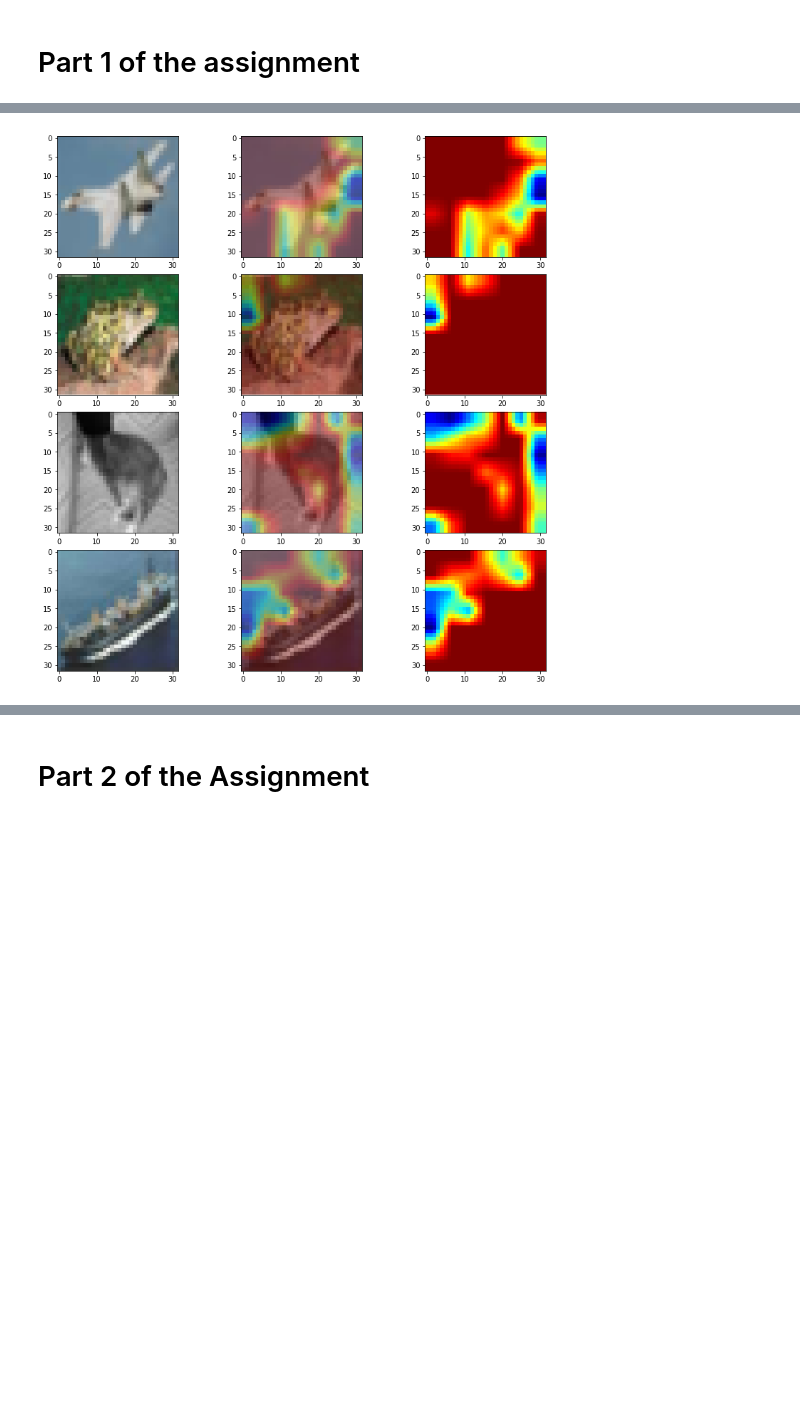
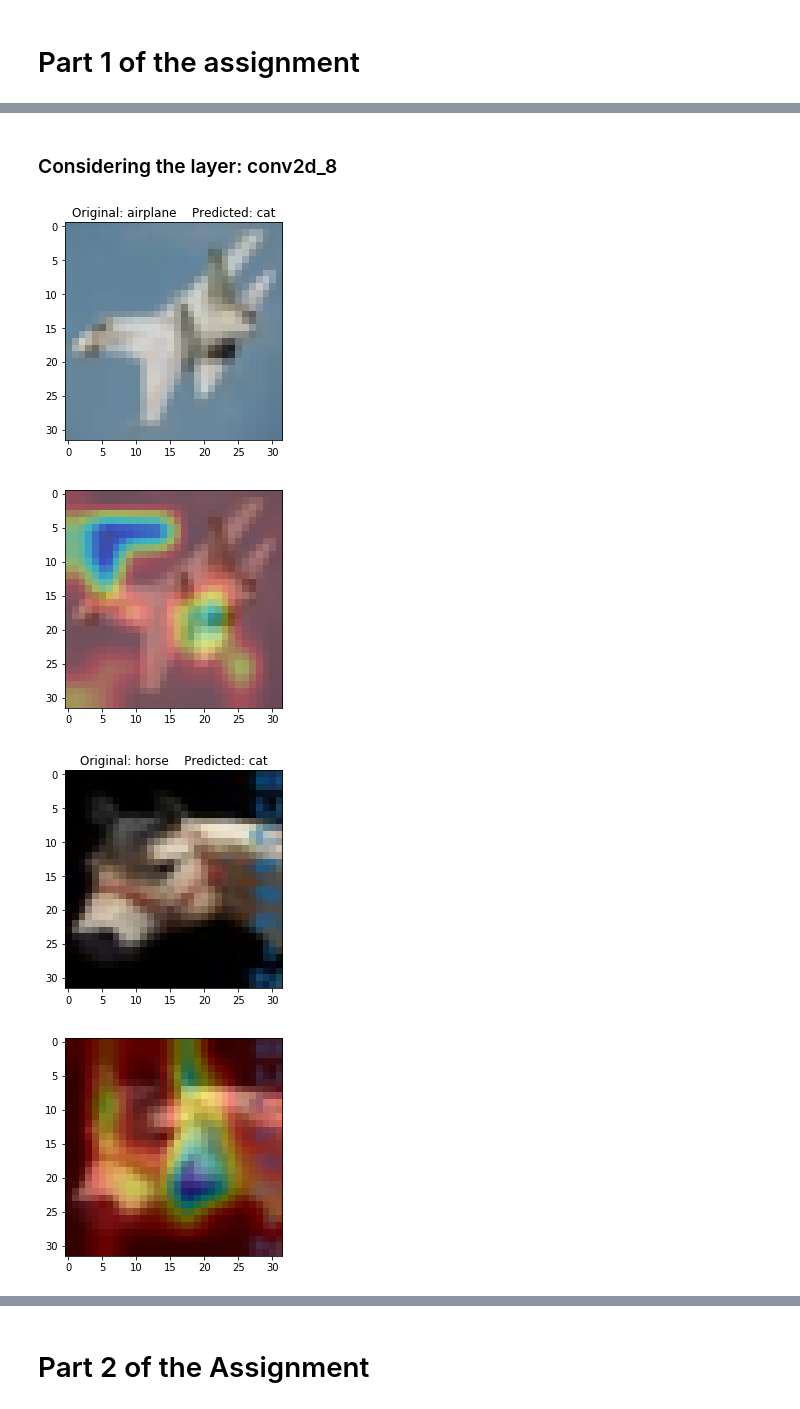
Before and after one commit to kaustubhharapanahalli/EVA-Assignment-Submission-Repo, a Jupyter notebook: Week_9/EVA_S9_Assignment.ipynb, the cells around one changed output, grey strips where cells are left out. Cells and saved outputs as stored; diff of their text form; code cells hidden in the pictures; blank space fills up the shorter version.

```diff
--- a/Week_9/EVA_S9_Assignment.ipynb
+++ b/Week_9/EVA_S9_Assignment.ipynb
@@ -98,45 +303,56 @@ images = [test_feature[10], test_feature[512], test_feature[1024], test_feature[
+# %% [markdown]
+### Considering the layer: conv2d_8
 # %%
-image = []
+#Function to plot original image and GradCAM image
+def grad_cam_plot(image_number):
+    (train_features, train_labels), (test_features, test_labels) = cifar10.load_data()
 
-for i in images:
-    x = i
-    x1 = np.expand_dims(x, axis=0)
-    x1 = x1 / x1.mean()
-    preds = model.predict(x1)
+    # Pixel normalization for test images
+    test_features = test_features.astype('float32')/255
+
+    # convert class labels to binary class labels
+    test_labels = np_utils.to_categorical(test_labels, num_classes)
+
+    img = test_features[image_number]
+    x = image.img_to_array(img)
+    x = np.expand_dims(x, axis=0)
+    #x = preprocess_input(x)
+
+    preds = model.predict(x)
     class_idx = np.argmax(preds[0])
     class_output = model.output[:, class_idx]
     last_conv_layer = model.get_layer("conv2d_8")
+
     grads = K.gradients(class_output, last_conv_layer.output)[0]
     pooled_grads = K.mean(grads, axis=(0, 1, 2))
     iterate = K.function([model.input], [pooled_grads, last_conv_layer.output[0]])
-    pooled_grads_value, conv_layer_output_value = iterate([x1])
-    for i in range(32):
+    pooled_grads_value, conv_layer_output_value = iterate([x])
+    for i in range(512):
         conv_layer_output_value[:, :, i] *= pooled_grads_value[i]
 
     heatmap = np.mean(conv_layer_output_value, axis=-1)
     heatmap = np.maximum(heatmap, 0)
     heatmap /= np.max(heatmap)
 
-    img = x
+    (train_features, train_labels), (test_features, test_labels) = cifar10.load_data()
+
+    img = test_features[image_number]
     heatmap = cv2.resize(heatmap, (img.shape[1], img.shape[0]))
     heatmap = np.uint8(255 * heatmap)
     heatmap = cv2.applyColorMap(heatmap, cv2.COLORMAP_JET)
-
     superimposed_img = cv2.addWeighted(img, 0.6, heatmap, 0.4, 0)
-
-    image.append(img)
-    image.append(superimposed_img)
-    image.append(heatmap)
+    plt.title("Original: " + getClassName(test_labels[image_number])+"    Predicted: " + getClassName(class_idx))
+    plt.imshow(img)
+    plt.show()
+    plt.imshow(superimposed_img)
+    plt.show()
+    cv2.waitKey(0)
-# %%
-fig, ax = plt.subplots(4, 3, figsize = (12, 12))
-
-fig.tight_layout(pad = 0.3, rect = [0, 0, 0.9, 0.9])
-j = 0
-
-for row in ax:
-    for col in row:
-        if j < len(image):
-            col.imshow(image[j].astype(int))
-            j+=1
-# %% [output]
-[figure, removed]
+# %%
+# Running a loop to plot original and GradCAM image for all the selected images
+for i in range(len(images)):
+    grad_cam_plot(images[i])
+# %% [output]
+[figure, added]
+[figure, added]
+[figure, added]
+[figure, added]
```
Also changed, not shown: parts of 47 cells of this notebook.
